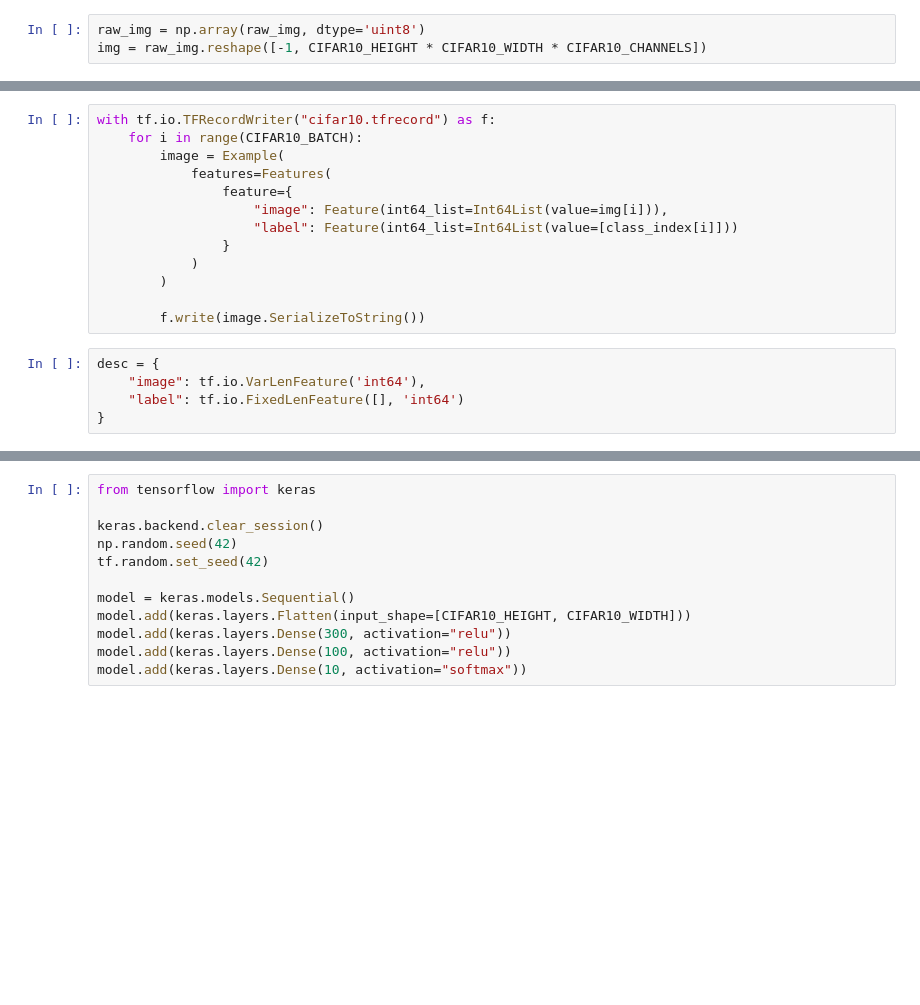
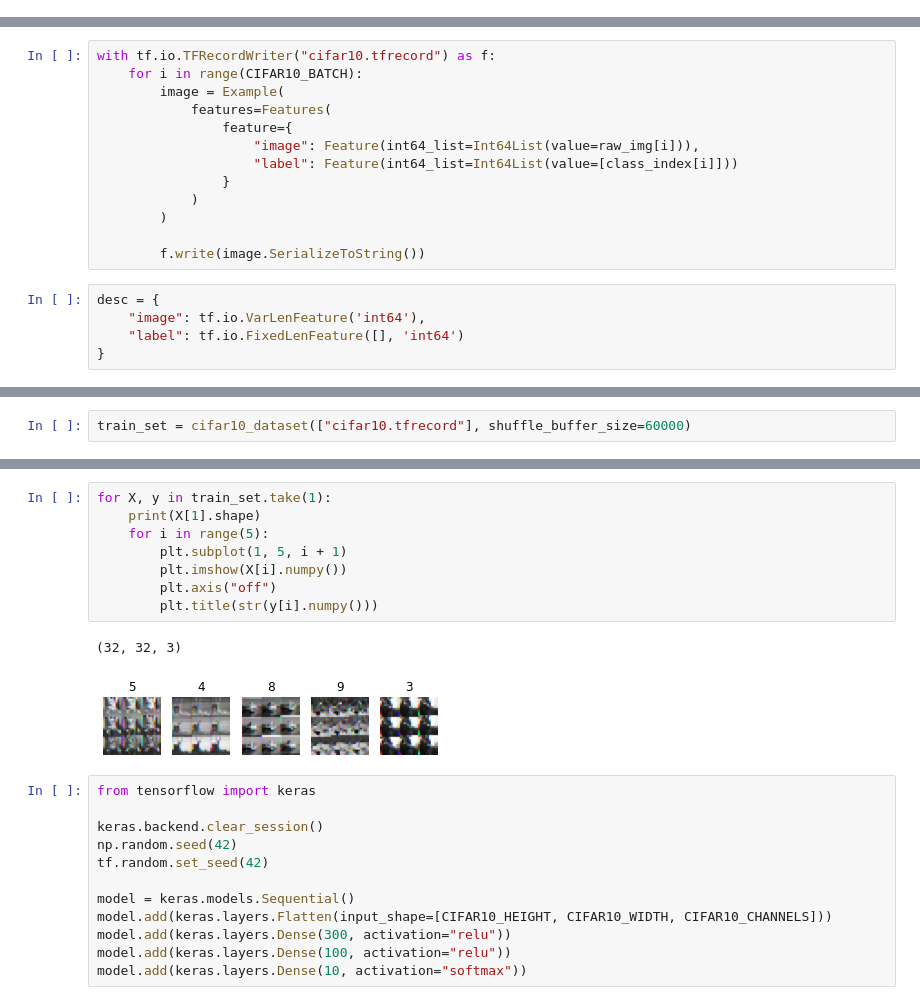
Before and after one commit to hawk90/deeplearning-lecture, a Jupyter notebook: Lecture-ipynb/11월 11일-TFrecoders.ipynb, the cells around one changed output, grey strips where cells are left out. Cells and saved outputs as stored; diff of their text form; blank space fills up the shorter version.

```diff
--- a/Lecture-ipynb/11월 11일-TFrecoders.ipynb
+++ b/Lecture-ipynb/11월 11일-TFrecoders.ipynb
@@ -108,6 +108,3 @@ print(raw_img.shape)
  [250 254 211 ... 215 255 254]
  [ 62  61  60 ... 130 130 131]]
 (10000, 3072)
-# %%
-raw_img = np.array(raw_img, dtype='uint8')
-img = raw_img.reshape([-1, CIFAR10_HEIGHT * CIFAR10_WIDTH * CIFAR10_CHANNELS])
@@ -146,7 +123,7 @@ with tf.io.TFRecordWriter("cifar10.tfrecord") as f:
         image = Example(
             features=Features(
                 feature={
-                    "image": Feature(int64_list=Int64List(value=img[i])),
+                    "image": Feature(int64_list=Int64List(value=raw_img[i])),
                     "label": Feature(int64_list=Int64List(value=[class_index[i]]))
                 }
             )
@@ -189,0 +160,2 @@ train_x.shape
+# %%
+train_set = cifar10_dataset(["cifar10.tfrecord"], shuffle_buffer_size=60000)
@@ -190,3 +171,14 @@ train_x.shape
+# %%
+for X, y in train_set.take(1):
+    print(X[1].shape)
+    for i in range(5):
+        plt.subplot(1, 5, i + 1)
+        plt.imshow(X[i].numpy())
+        plt.axis("off")
+        plt.title(str(y[i].numpy()))
+# %% [output]
+(32, 32, 3)
+[figure, added]
 # %%
 from tensorflow import keras
 
@@ -195,7 +187,7 @@ np.random.seed(42)
 tf.random.set_seed(42)
 
 model = keras.models.Sequential()
-model.add(keras.layers.Flatten(input_shape=[CIFAR10_HEIGHT, CIFAR10_WIDTH]))
+model.add(keras.layers.Flatten(input_shape=[CIFAR10_HEIGHT, CIFAR10_WIDTH, CIFAR10_CHANNELS]))
 model.add(keras.layers.Dense(300, activation="relu"))
 model.add(keras.layers.Dense(100, activation="relu"))
 model.add(keras.layers.Dense(10, activation="softmax"))
```
Also changed, not shown: parts of 11 cells of this notebook, 3 other files.
